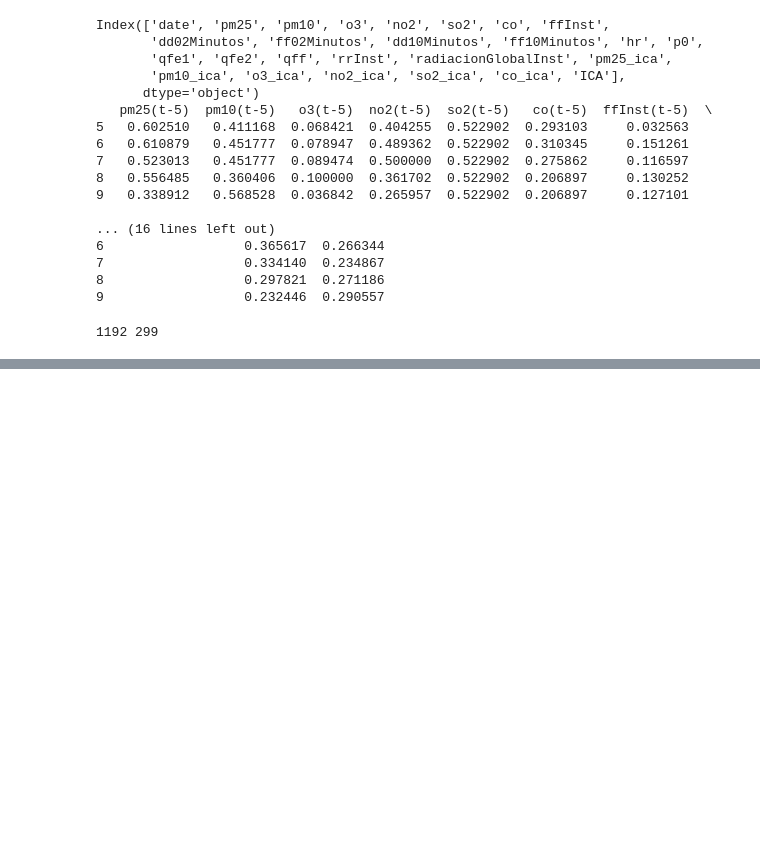
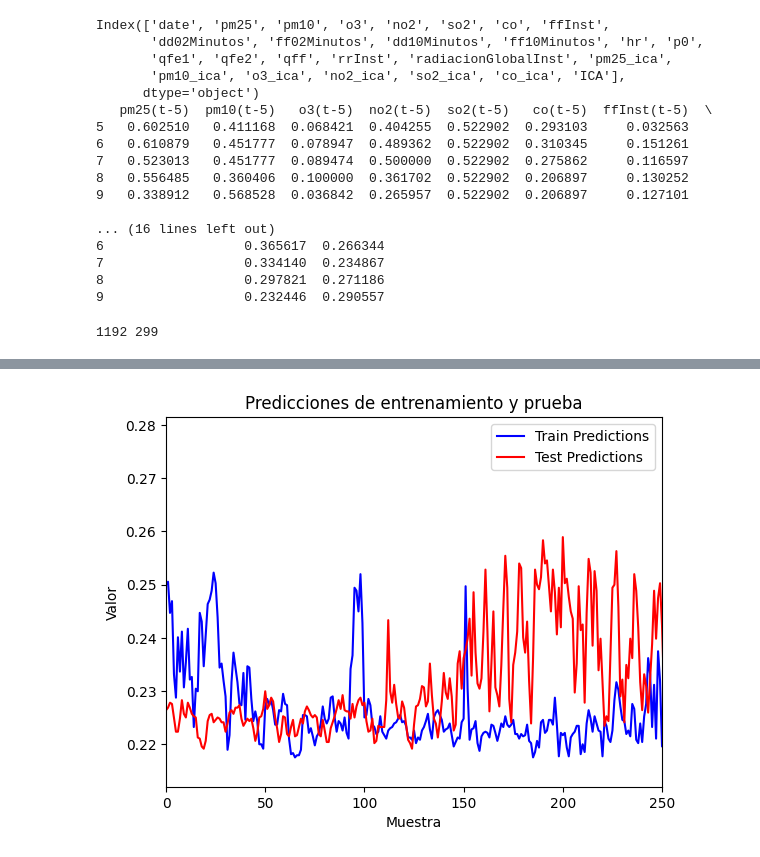
Before and after one commit to jnramirezm/Prediccion_ICA, a Jupyter notebook: Prediccion_ICA.ipynb, the cells around one changed output, grey strips where cells are left out. Drawn from its saved outputs; the diff is of its cells as text; code cells hidden in the pictures; blank space fills up the shorter version.

```diff
--- a/Prediccion_ICA.ipynb
+++ b/Prediccion_ICA.ipynb
@@ -427,0 +431,17 @@ test_predict = model.predict(test_x)
+# %%
+# make predictions
+train_predict = model.predict(train_x)
+model.reset_states()
+test_predict = model.predict(test_x)
+
+# Graficar train_predict y test_predict
+plt.figure()
+plt.plot(range(train_predict.shape[0]), train_predict[:, 0, 0], 'b-', label='Train Predictions')
+plt.plot(range(test_predict.shape[0]), test_predict[:, 0, 0], 'r-', label='Test Predictions')
+plt.xlabel('Muestra')
+plt.ylabel('Valor')
+plt.xlim([0, 250])
+plt.title('Predicciones de entrenamiento y prueba')
+plt.legend()
+plt.show()
+# %% [output]
@@ -428,3 +450,4 @@ test_predict = model.predict(test_x)
+[figure, added]
 # %%
 # invert predictions
 # Arreglo shatgipti
```
Also changed, not shown: parts of 6 cells of this notebook.
